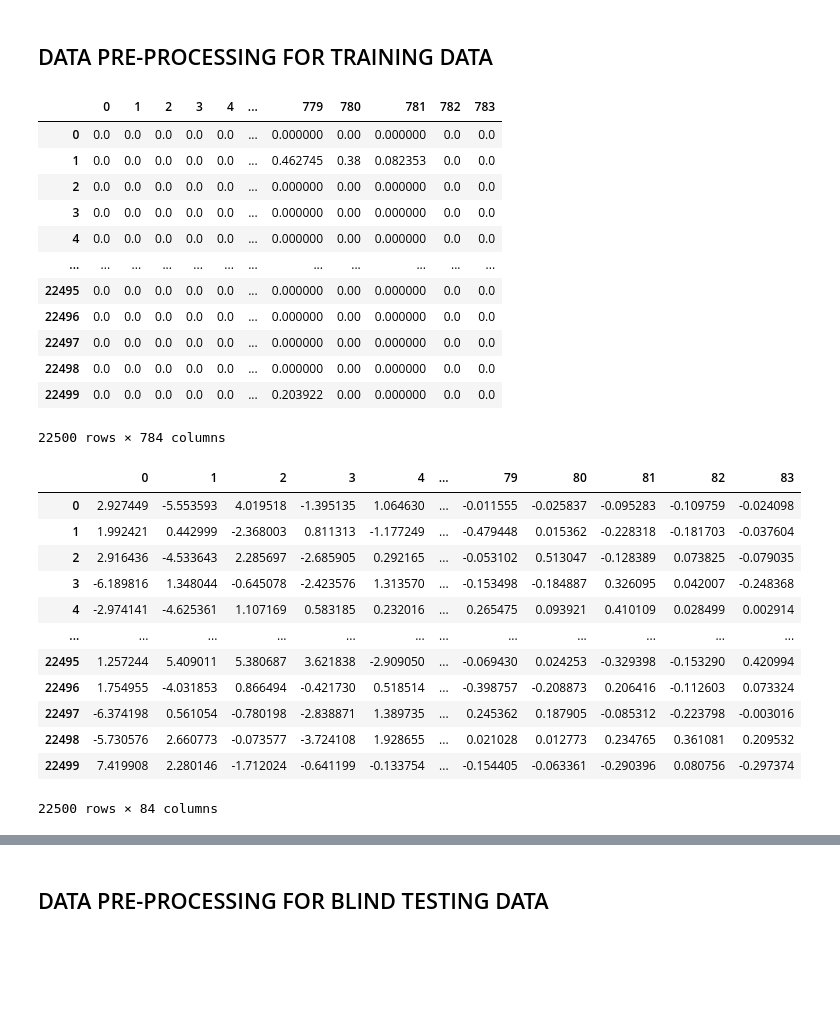
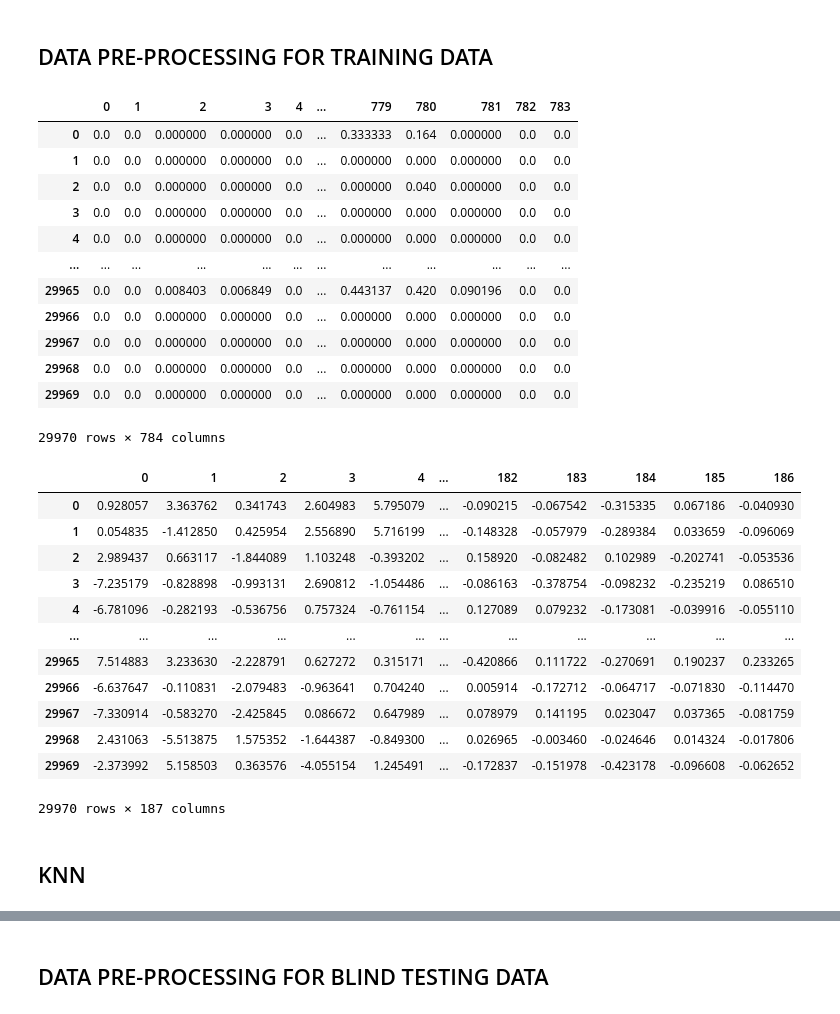
Before and after one commit to aryanbh11/comp5318-assignment1, a Jupyter notebook: Kaggle.ipynb, the cells around one changed output, grey strips where cells are left out. Saved outputs shown, nothing was run; the diff lists cells and outputs as text; code cells hidden in the pictures; blank space fills up the shorter version.

```diff
--- a/Kaggle.ipynb
+++ b/Kaggle.ipynb
@@ -41,7 +41,7 @@ data_train_label = data_train_df.label.to_numpy()
 # %%
 # Train Test Split
 X_train, X_test, y_train, y_test = train_test_split(
-    data_train_feature, data_train_label, random_state=0, stratify=data_train_label, test_size=0.0)
+    data_train_feature, data_train_label, random_state=0, stratify=data_train_label, test_size=0.001)
 # %%
 # Performance Metrics Calculator Helper
 def performance(y_true, y_pred, type):
@@ -63,37 +63,39 @@ X_test_norm  = scaler.transform(X_test)
 pd.DataFrame(X_train_norm)
 # %% [output]
 |  | 0 | 1 | 2 | 3 | 4 | ... | 779 | 780 | 781 | 782 | 783 |
-| 0 | 0.0 | 0.0 | 0.0 | 0.0 | 0.0 | ... | 0.000000 | 0.00 | 0.000000 | 0.0 | 0.0 |
-| 1 | 0.0 | 0.0 | 0.0 | 0.0 | 0.0 | ... | 0.462745 | 0.38 | 0.082353 | 0.0 | 0.0 |
-| 2 | 0.0 | 0.0 | 0.0 | 0.0 | 0.0 | ... | 0.000000 | 0.00 | 0.000000 | 0.0 | 0.0 |
-| 3 | 0.0 | 0.0 | 0.0 | 0.0 | 0.0 | ... | 0.000000 | 0.00 | 0.000000 | 0.0 | 0.0 |
-| 4 | 0.0 | 0.0 | 0.0 | 0.0 | 0.0 | ... | 0.000000 | 0.00 | 0.000000 | 0.0 | 0.0 |
+| 0 | 0.0 | 0.0 | 0.000000 | 0.000000 | 0.0 | ... | 0.333333 | 0.164 | 0.000000 | 0.0 | 0.0 |
+| 1 | 0.0 | 0.0 | 0.000000 | 0.000000 | 0.0 | ... | 0.000000 | 0.000 | 0.000000 | 0.0 | 0.0 |
+| 2 | 0.0 | 0.0 | 0.000000 | 0.000000 | 0.0 | ... | 0.000000 | 0.040 | 0.000000 | 0.0 | 0.0 |
+| 3 | 0.0 | 0.0 | 0.000000 | 0.000000 | 0.0 | ... | 0.000000 | 0.000 | 0.000000 | 0.0 | 0.0 |
+| 4 | 0.0 | 0.0 | 0.000000 | 0.000000 | 0.0 | ... | 0.000000 | 0.000 | 0.000000 | 0.0 | 0.0 |
 | ... | ... | ... | ... | ... | ... | ... | ... | ... | ... | ... | ... |
-| 22495 | 0.0 | 0.0 | 0.0 | 0.0 | 0.0 | ... | 0.000000 | 0.00 | 0.000000 | 0.0 | 0.0 |
-| 22496 | 0.0 | 0.0 | 0.0 | 0.0 | 0.0 | ... | 0.000000 | 0.00 | 0.000000 | 0.0 | 0.0 |
-| 22497 | 0.0 | 0.0 | 0.0 | 0.0 | 0.0 | ... | 0.000000 | 0.00 | 0.000000 | 0.0 | 0.0 |
-| 22498 | 0.0 | 0.0 | 0.0 | 0.0 | 0.0 | ... | 0.000000 | 0.00 | 0.000000 | 0.0 | 0.0 |
-| 22499 | 0.0 | 0.0 | 0.0 | 0.0 | 0.0 | ... | 0.203922 | 0.00 | 0.000000 | 0.0 | 0.0 |
+| 29965 | 0.0 | 0.0 | 0.008403 | 0.006849 | 0.0 | ... | 0.443137 | 0.420 | 0.090196 | 0.0 | 0.0 |
+| 29966 | 0.0 | 0.0 | 0.000000 | 0.000000 | 0.0 | ... | 0.000000 | 0.000 | 0.000000 | 0.0 | 0.0 |
+| 29967 | 0.0 | 0.0 | 0.000000 | 0.000000 | 0.0 | ... | 0.000000 | 0.000 | 0.000000 | 0.0 | 0.0 |
+| 29968 | 0.0 | 0.0 | 0.000000 | 0.000000 | 0.0 | ... | 0.000000 | 0.000 | 0.000000 | 0.0 | 0.0 |
+| 29969 | 0.0 | 0.0 | 0.000000 | 0.000000 | 0.0 | ... | 0.000000 | 0.000 | 0.000000 | 0.0 | 0.0 |
-22500 rows × 784 columns
+29970 rows × 784 columns
 # %%
 # Dimension Reduction
-pca = PCA(n_components=0.9).fit(X_train_norm)
+pca = PCA(n_components=0.95).fit(X_train_norm)
 
 X_train_pca = pca.transform(X_train_norm)
 X_test_pca = pca.transform(X_test_norm)
 
 pd.DataFrame(X_train_pca)
 # %% [output]
-|  | 0 | 1 | 2 | 3 | 4 | ... | 79 | 80 | 81 | 82 | 83 |
-| 0 | 2.927449 | -5.553593 | 4.019518 | -1.395135 | 1.064630 | ... | -0.011555 | -0.025837 | -0.095283 | -0.109759 | -0.024098 |
-| 1 | 1.992421 | 0.442999 | -2.368003 | 0.811313 | -1.177249 | ... | -0.479448 | 0.015362 | -0.228318 | -0.181703 | -0.037604 |
-| 2 | 2.916436 | -4.533643 | 2.285697 | -2.685905 | 0.292165 | ... | -0.053102 | 0.513047 | -0.128389 | 0.073825 | -0.079035 |
-| 3 | -6.189816 | 1.348044 | -0.645078 | -2.423576 | 1.313570 | ... | -0.153498 | -0.184887 | 0.326095 | 0.042007 | -0.248368 |
-| 4 | -2.974141 | -4.625361 | 1.107169 | 0.583185 | 0.232016 | ... | 0.265475 | 0.093921 | 0.410109 | 0.028499 | 0.002914 |
+|  | 0 | 1 | 2 | 3 | 4 | ... | 182 | 183 | 184 | 185 | 186 |
+| 0 | 0.928057 | 3.363762 | 0.341743 | 2.604983 | 5.795079 | ... | -0.090215 | -0.067542 | -0.315335 | 0.067186 | -0.040930 |
+| 1 | 0.054835 | -1.412850 | 0.425954 | 2.556890 | 5.716199 | ... | -0.148328 | -0.057979 | -0.289384 | 0.033659 | -0.096069 |
+| 2 | 2.989437 | 0.663117 | -1.844089 | 1.103248 | -0.393202 | ... | 0.158920 | -0.082482 | 0.102989 | -0.202741 | -0.053536 |
+| 3 | -7.235179 | -0.828898 | -0.993131 | 2.690812 | -1.054486 | ... | -0.086163 | -0.378754 | -0.098232 | -0.235219 | 0.086510 |
+| 4 | -6.781096 | -0.282193 | -0.536756 | 0.757324 | -0.761154 | ... | 0.127089 | 0.079232 | -0.173081 | -0.039916 | -0.055110 |
 | ... | ... | ... | ... | ... | ... | ... | ... | ... | ... | ... | ... |
-| 22495 | 1.257244 | 5.409011 | 5.380687 | 3.621838 | -2.909050 | ... | -0.069430 | 0.024253 | -0.329398 | -0.153290 | 0.420994 |
-| 22496 | 1.754955 | -4.031853 | 0.866494 | -0.421730 | 0.518514 | ... | -0.398757 | -0.208873 | 0.206416 | -0.112603 | 0.073324 |
-| 22497 | -6.374198 | 0.561054 | -0.780198 | -2.838871 | 1.389735 | ... | 0.245362 | 0.187905 | -0.085312 | -0.223798 | -0.003016 |
-| 22498 | -5.730576 | 2.660773 | -0.073577 | -3.724108 | 1.928655 | ... | 0.021028 | 0.012773 | 0.234765 | 0.361081 | 0.209532 |
-| 22499 | 7.419908 | 2.280146 | -1.712024 | -0.641199 | -0.133754 | ... | -0.154405 | -0.063361 | -0.290396 | 0.080756 | -0.297374 |
+| 29965 | 7.514883 | 3.233630 | -2.228791 | 0.627272 | 0.315171 | ... | -0.420866 | 0.111722 | -0.270691 | 0.190237 | 0.233265 |
+| 29966 | -6.637647 | -0.110831 | -2.079483 | -0.963641 | 0.704240 | ... | 0.005914 | -0.172712 | -0.064717 | -0.071830 | -0.114470 |
+| 29967 | -7.330914 | -0.583270 | -2.425845 | 0.086672 | 0.647989 | ... | 0.078979 | 0.141195 | 0.023047 | 0.037365 | -0.081759 |
+| 29968 | 2.431063 | -5.513875 | 1.575352 | -1.644387 | -0.849300 | ... | 0.026965 | -0.003460 | -0.024646 | 0.014324 | -0.017806 |
+| 29969 | -2.373992 | 5.158503 | 0.363576 | -4.055154 | 1.245491 | ... | -0.172837 | -0.151978 | -0.423178 | -0.096608 | -0.062652 |
-22500 rows × 84 columns
+29970 rows × 187 columns
+# %% [markdown]
+## KNN
```
Also changed, not shown: parts of 7 cells of this notebook.
